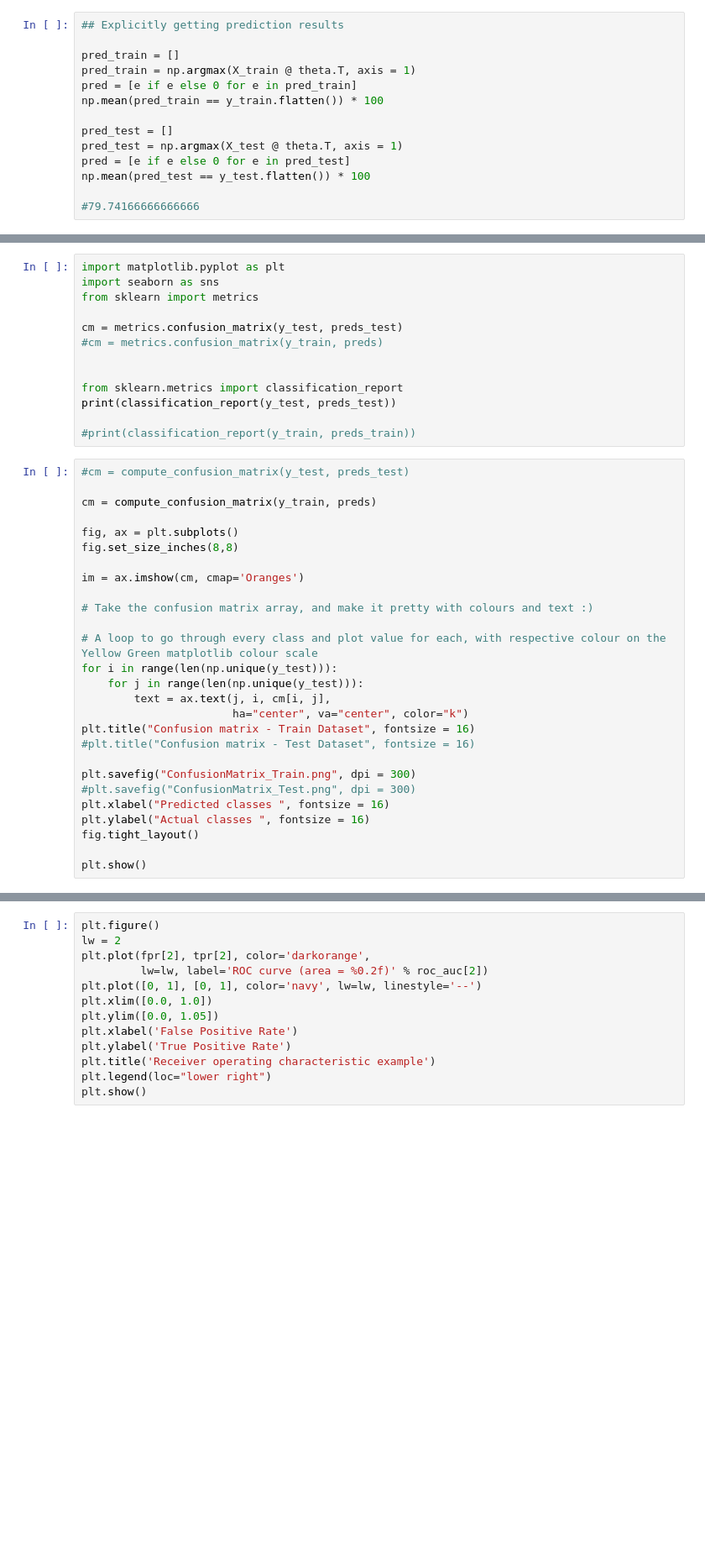
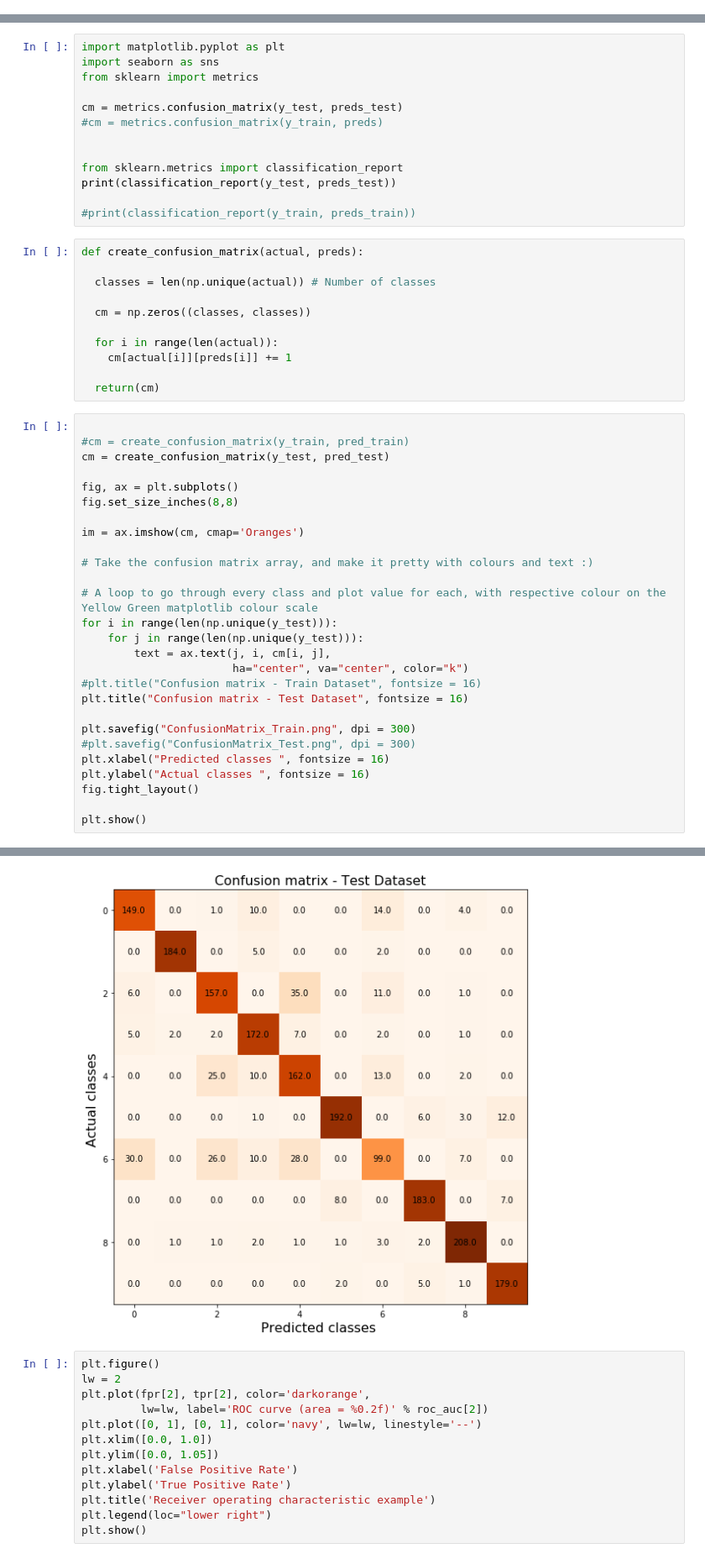
Before and after one commit to datadanb/logreg_scratch, a Jupyter notebook: assignment1-LR-OVR-ClassDesigned.ipynb, the cells around one changed output, grey strips where cells are left out. Shown at 84% size. Drawn from its saved outputs; the diff is of its cells as text; blank space fills up the shorter version.

Commit message:
Adding in Confusion matrix that wasn't there for some reason

```diff
--- a/assignment1-LR-OVR-ClassDesigned.ipynb
+++ b/assignment1-LR-OVR-ClassDesigned.ipynb
@@ -573,17 +553,3 @@ Wall time: 24.6 s
-# %%
-## Explicitly getting prediction results
-
-pred_train = []
-pred_train = np.argmax(X_train @ theta.T, axis = 1)
-pred = [e if e else 0 for e in pred_train]
-np.mean(pred_train == y_train.flatten()) * 100
-
-pred_test = []
-pred_test = np.argmax(X_test @ theta.T, axis = 1)
-pred = [e if e else 0 for e in pred_test]
-np.mean(pred_test == y_test.flatten()) * 100
-
-#79.74166666666666
 # %%
 print(pred_test)
 print(y_test)
@@ -602,10 +566,21 @@ from sklearn.metrics import classification_report
 print(classification_report(y_test, preds_test))
 
 #print(classification_report(y_train, preds_train))
+# %%
+def create_confusion_matrix(actual, preds):
+
+  classes = len(np.unique(actual)) # Number of classes
+
+  cm = np.zeros((classes, classes))
+
+  for i in range(len(actual)):
+    cm[actual[i]][preds[i]] += 1
+
+  return(cm)
 # %%
-#cm = compute_confusion_matrix(y_test, preds_test)
 
-cm = compute_confusion_matrix(y_train, preds)
+#cm = create_confusion_matrix(y_train, pred_train)
+cm = create_confusion_matrix(y_test, pred_test)
 
 fig, ax = plt.subplots()
 fig.set_size_inches(8,8)
@@ -619,8 +594,8 @@ for i in range(len(np.unique(y_test))):
     for j in range(len(np.unique(y_test))):
         text = ax.text(j, i, cm[i, j],
                        ha="center", va="center", color="k")
-plt.title("Confusion matrix - Train Dataset", fontsize = 16)
-#plt.title("Confusion matrix - Test Dataset", fontsize = 16)
+#plt.title("Confusion matrix - Train Dataset", fontsize = 16)
+plt.title("Confusion matrix - Test Dataset", fontsize = 16)
 
 plt.savefig("ConfusionMatrix_Train.png", dpi = 300)
 #plt.savefig("ConfusionMatrix_Test.png", dpi = 300)
@@ -629,3 +604,4 @@ plt.ylabel("Actual classes ", fontsize = 16)
 fig.tight_layout()
 
 plt.show()
+# %% [output]
@@ -632,3 +611,4 @@ plt.show()
+[figure, added]
 # %%
 plt.figure()
 lw = 2
```
Also changed, not shown: parts of 4 cells of this notebook.
